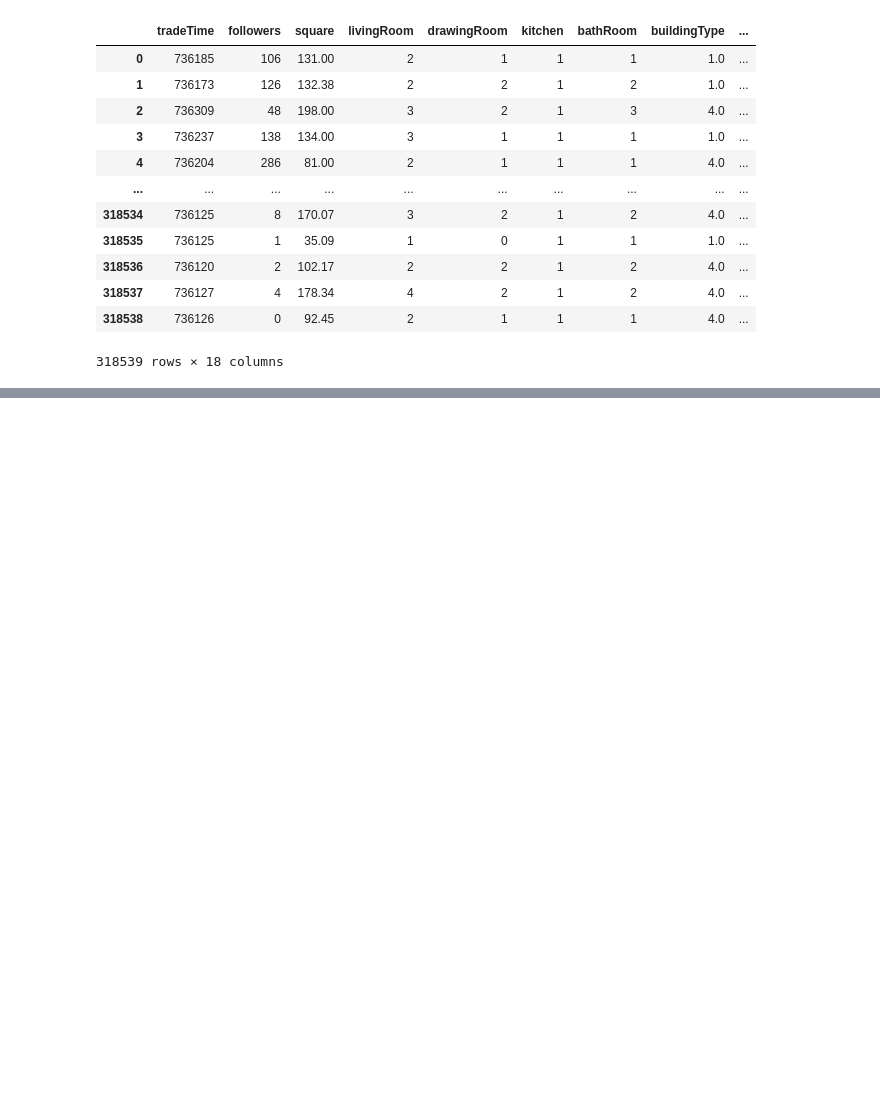
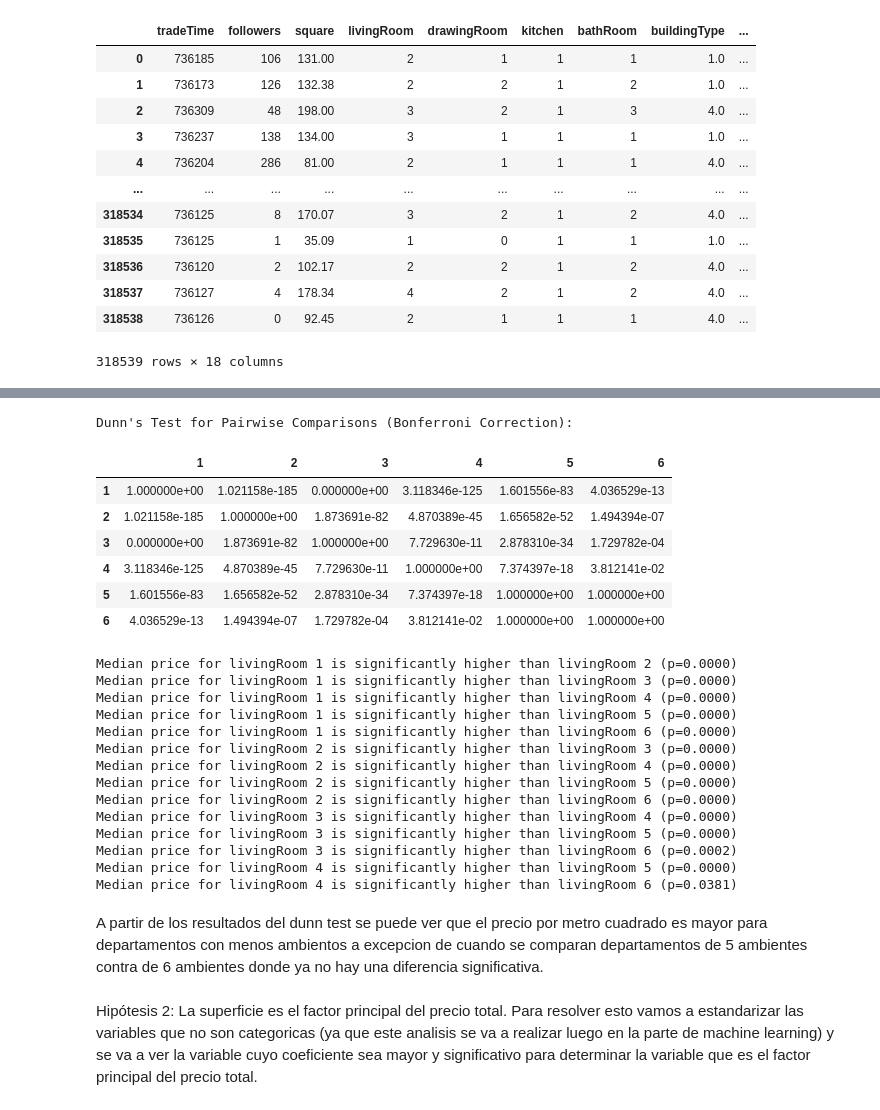
Before and after one commit to ichiP245/TP-Anal-tica-Descriptiva, a Jupyter notebook: notebooks/TP_Descriptiva.ipynb, the cells around one changed output, grey strips where cells are left out. Saved outputs shown, nothing was run; the diff lists cells and outputs as text; code cells hidden in the pictures; blank space fills up the shorter version.

```diff
--- a/notebooks/TP_Descriptiva.ipynb
+++ b/notebooks/TP_Descriptiva.ipynb
@@ -1563,0 +1586,11 @@ dtype: int64
+# %%
+import scipy.stats as stats
+
+# Filter out living room categories with very few data points for a more robust test
+df_filtered = df[df['livingRoom'].isin([1, 2, 3, 4, 5, 6])]
+# %%
+# Perform Jarque-Bera test for normality on 'price' for each living room group
+for n in sorted(df_filtered['livingRoom'].unique()):
+    group_data = df_filtered[df_filtered['livingRoom'] == n]['price']
+    statistic, p_value = stats.jarque_bera(group_data)
+    print(f"Jarque-Bera test for livingRoom = {n}: Statistic={statistic:.4f}, P-value={p_value:.4f}")
@@ -1563,0 +1606,9 @@ dtype: int64
+# %%
+# Create a list of price per square meter for each living room category
+living_room_groups = [df_filtered[df_filtered['livingRoom'] == n]['price'] for n in sorted(df_filtered['livingRoom'].unique())]
+
+# Perform the Kruskal-Wallis test
+statistic, p_value = stats.kruskal(*living_room_groups)
+
+print(f"Kruskal-Wallis H-statistic: {statistic}")
+print(f"Kruskal-Wallis P-value: {p_value}")
@@ -1563,0 +1644,50 @@ dtype: int64
+# %%
+from scikit_posthocs import posthoc_dunn
+import statsmodels.stats.multicomp as mc
+
+# Perform pairwise comparisons using Dunn's test
+dunn_test_results = posthoc_dunn(df_filtered, val_col='price', group_col='livingRoom', p_adjust='bonferroni')
+
+print("Dunn's Test for Pairwise Comparisons (Bonferroni Correction):")
+display(dunn_test_results)
+
+# Interpret the results and indicate which group has a higher median
+for i in dunn_test_results.index:
+    for j in dunn_test_results.columns:
+        if i < j: # Only consider each pair once
+            p_value = dunn_test_results.loc[i, j]
+            if p_value < 0.05:
+                # Determine which group has a higher median
+                median_i = df_filtered[df_filtered['livingRoom'] == i]['price'].median()
+                median_j = df_filtered[df_filtered['livingRoom'] == j]['price'].median()
+                if median_i > median_j:
+                    print(f"Median price for livingRoom {i} is significantly higher than livingRoom {j} (p={p_value:.4f})")
+                else:
+                    print(f"Median price for livingRoom {j} is significantly higher than livingRoom {i} (p={p_value:.4f})")
+# %% [output]
+Dunn's Test for Pairwise Comparisons (Bonferroni Correction):
+|  | 1 | 2 | 3 | 4 | 5 | 6 |
+| 1 | 1.000000e+00 | 1.021158e-185 | 0.000000e+00 | 3.118346e-125 | 1.601556e-83 | 4.036529e-13 |
+| 2 | 1.021158e-185 | 1.000000e+00 | 1.873691e-82 | 4.870389e-45 | 1.656582e-52 | 1.494394e-07 |
+| 3 | 0.000000e+00 | 1.873691e-82 | 1.000000e+00 | 7.729630e-11 | 2.878310e-34 | 1.729782e-04 |
+| 4 | 3.118346e-125 | 4.870389e-45 | 7.729630e-11 | 1.000000e+00 | 7.374397e-18 | 3.812141e-02 |
+| 5 | 1.601556e-83 | 1.656582e-52 | 2.878310e-34 | 7.374397e-18 | 1.000000e+00 | 1.000000e+00 |
+| 6 | 4.036529e-13 | 1.494394e-07 | 1.729782e-04 | 3.812141e-02 | 1.000000e+00 | 1.000000e+00 |
+Median price for livingRoom 1 is significantly higher than livingRoom 2 (p=0.0000)
+Median price for livingRoom 1 is significantly higher than livingRoom 3 (p=0.0000)
+Median price for livingRoom 1 is significantly higher than livingRoom 4 (p=0.0000)
+Median price for livingRoom 1 is significantly higher than livingRoom 5 (p=0.0000)
+Median price for livingRoom 1 is significantly higher than livingRoom 6 (p=0.0000)
+Median price for livingRoom 2 is significantly higher than livingRoom 3 (p=0.0000)
+Median price for livingRoom 2 is significantly higher than livingRoom 4 (p=0.0000)
+Median price for livingRoom 2 is significantly higher than livingRoom 5 (p=0.0000)
+Median price for livingRoom 2 is significantly higher than livingRoom 6 (p=0.0000)
+Median price for livingRoom 3 is significantly higher than livingRoom 4 (p=0.0000)
+Median price for livingRoom 3 is significantly higher than livingRoom 5 (p=0.0000)
+Median price for livingRoom 3 is significantly higher than livingRoom 6 (p=0.0002)
+Median price for livingRoom 4 is significantly higher than livingRoom 5 (p=0.0000)
+Median price for livingRoom 4 is significantly higher than livingRoom 6 (p=0.0381)
+# %% [markdown]
+A partir de los resultados del dunn test se puede ver que el precio por metro cuadrado es mayor para departamentos con menos ambientos a excepcion de cuando se comparan departamentos de 5 ambientes contra de 6 ambientes donde ya no hay una diferencia significativa.
+# %% [markdown]
+Hipótesis 2: La superficie es el factor principal del precio total. Para resolver esto vamos a estandarizar las variables que no son categoricas (ya que este analisis se va a realizar luego en la parte de machine learning) y se va a ver la variable cuyo coeficiente sea mayor y significativo para determinar la variable que es el factor principal del precio total.
```
Also changed, not shown: parts of 33 cells of this notebook.
